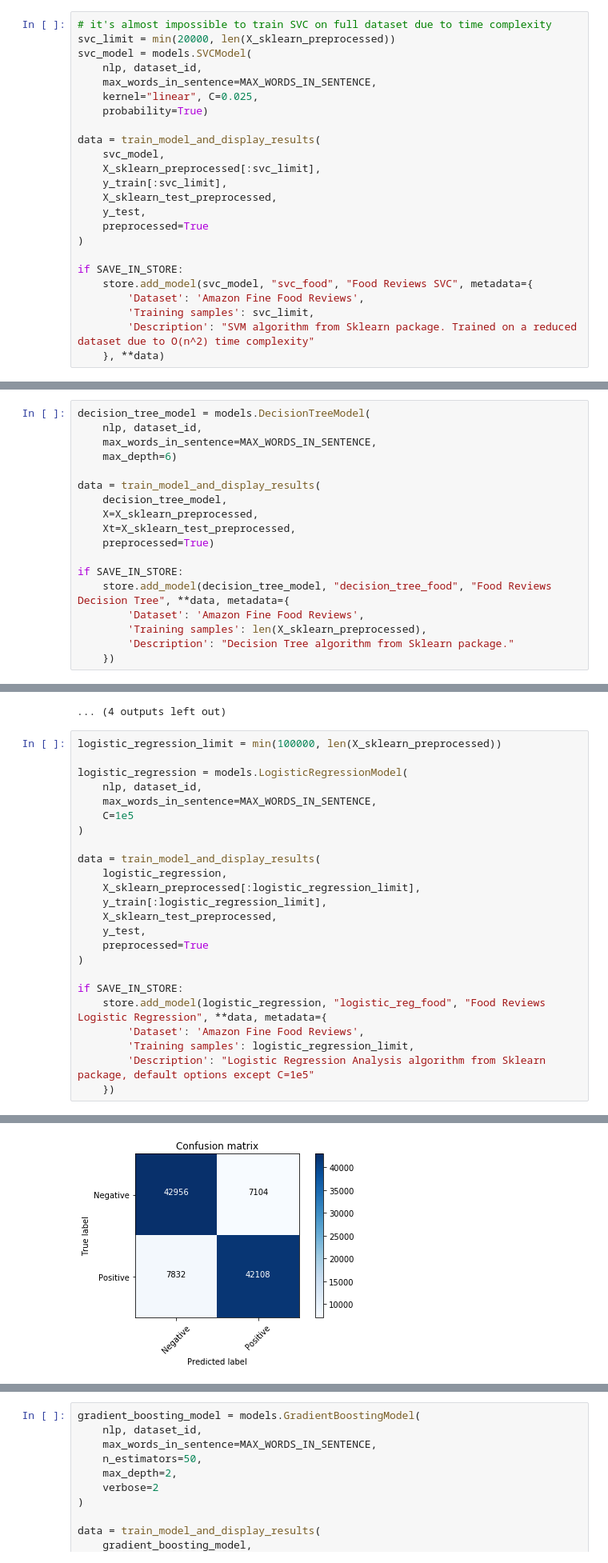
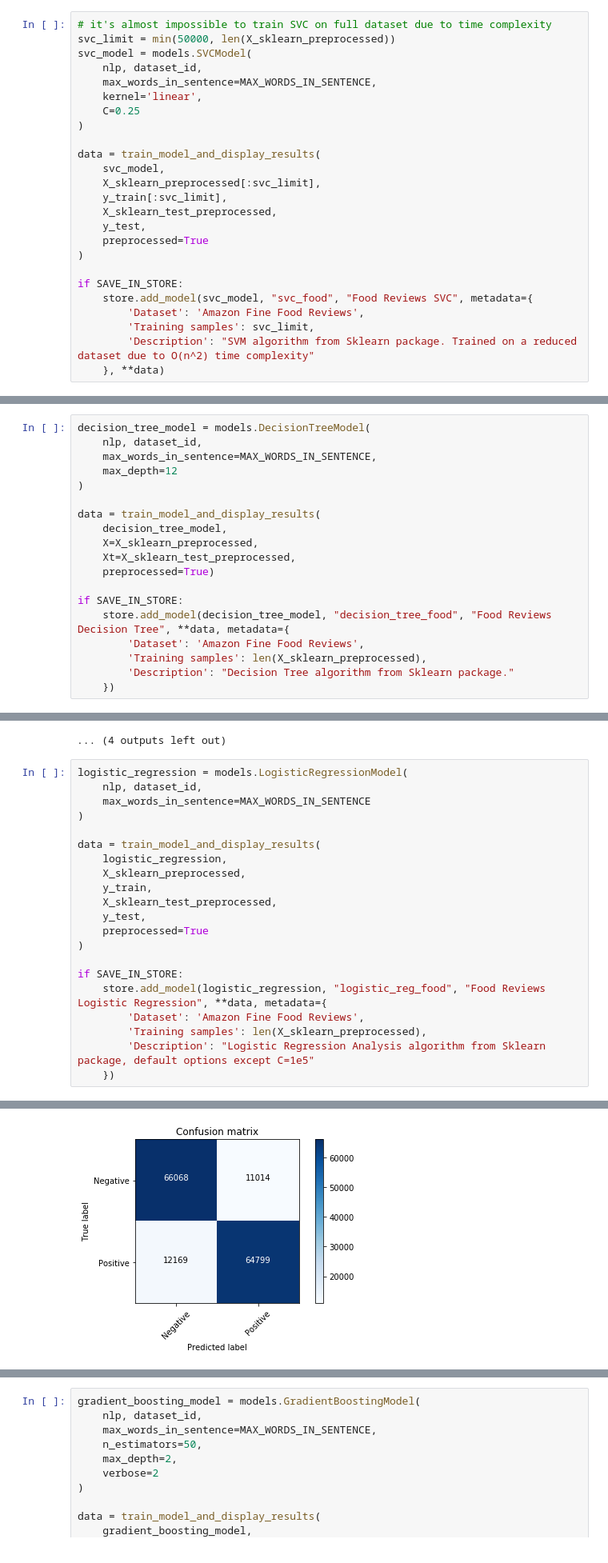
Before and after one commit to Valian/nlp-sentiment-analysis, a Jupyter notebook: src/text_sentiment_analysis_food.ipynb, the cells around one changed output, grey strips where cells are left out. Shown: that part at 80% size. Drawn from its saved outputs; the diff is of its cells as text.

```diff
--- a/src/text_sentiment_analysis_food.ipynb
+++ b/src/text_sentiment_analysis_food.ipynb
@@ -352,12 +361,13 @@ Loading cached data...
 Loaded data from 'sklearnmodel_food_normalized_text_all_test.h5'
 # %%
 # it's almost impossible to train SVC on full dataset due to time complexity
-svc_limit = min(20000, len(X_sklearn_preprocessed))
+svc_limit = min(50000, len(X_sklearn_preprocessed))
 svc_model = models.SVCModel(
     nlp, dataset_id,
     max_words_in_sentence=MAX_WORDS_IN_SENTENCE,
-    kernel="linear", C=0.025,
-    probability=True)
+    kernel='linear',
+    C=0.25
+)
 
 data = train_model_and_display_results(
     svc_model,
@@ -401,7 +399,8 @@ avg / total     0.8244    0.8240    0.8240     20000
 decision_tree_model = models.DecisionTreeModel(
     nlp, dataset_id,
     max_words_in_sentence=MAX_WORDS_IN_SENTENCE,
-    max_depth=6)
+    max_depth=12
+)
 
 data = train_model_and_display_results(
     decision_tree_model,
@@ -661,18 +661,15 @@ avg / total     0.8195    0.8155    0.8149    154050
 [figure]
 ... (4 outputs left out)
 # %%
-logistic_regression_limit = min(100000, len(X_sklearn_preprocessed))
-
 logistic_regression = models.LogisticRegressionModel(
     nlp, dataset_id,
-    max_words_in_sentence=MAX_WORDS_IN_SENTENCE,
-    C=1e5
+    max_words_in_sentence=MAX_WORDS_IN_SENTENCE
 )
 
 data = train_model_and_display_results(
     logistic_regression,
-    X_sklearn_preprocessed[:logistic_regression_limit],
-    y_train[:logistic_regression_limit],
+    X_sklearn_preprocessed,
+    y_train,
     X_sklearn_test_preprocessed,
     y_test,
     preprocessed=True
@@ -681,7 +678,7 @@ data = train_model_and_display_results(
 if SAVE_IN_STORE:
     store.add_model(logistic_regression, "logistic_reg_food", "Food Reviews Logistic Regression", **data, metadata={
         'Dataset': 'Amazon Fine Food Reviews',
-        'Training samples': logistic_regression_limit,
+        'Training samples': len(X_sklearn_preprocessed),
         'Description': "Logistic Regression Analysis algorithm from Sklearn package, default options except C=1e5"
     })
 # %% [output]
@@ -707,4 +704,4 @@ avg / total     0.8507    0.8506    0.8506    100000
-[figure, old version]
+[figure, new version]
 [figure]
 ... (4 outputs left out)
 # %%
```
Also changed, not shown: parts of 5 cells of this notebook, 5 other files.
